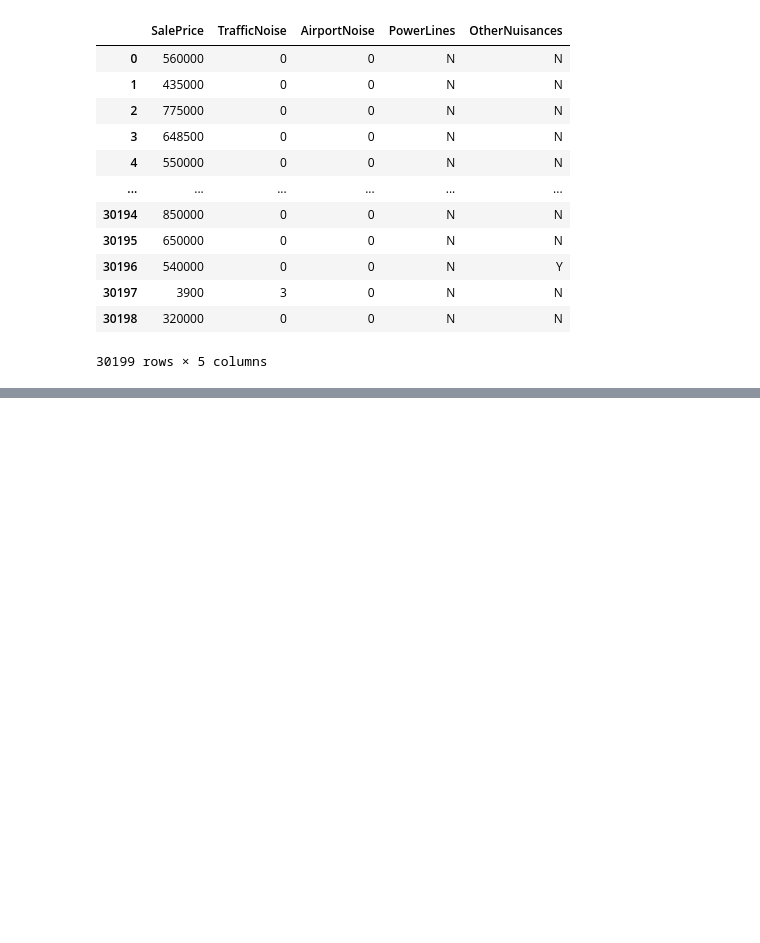
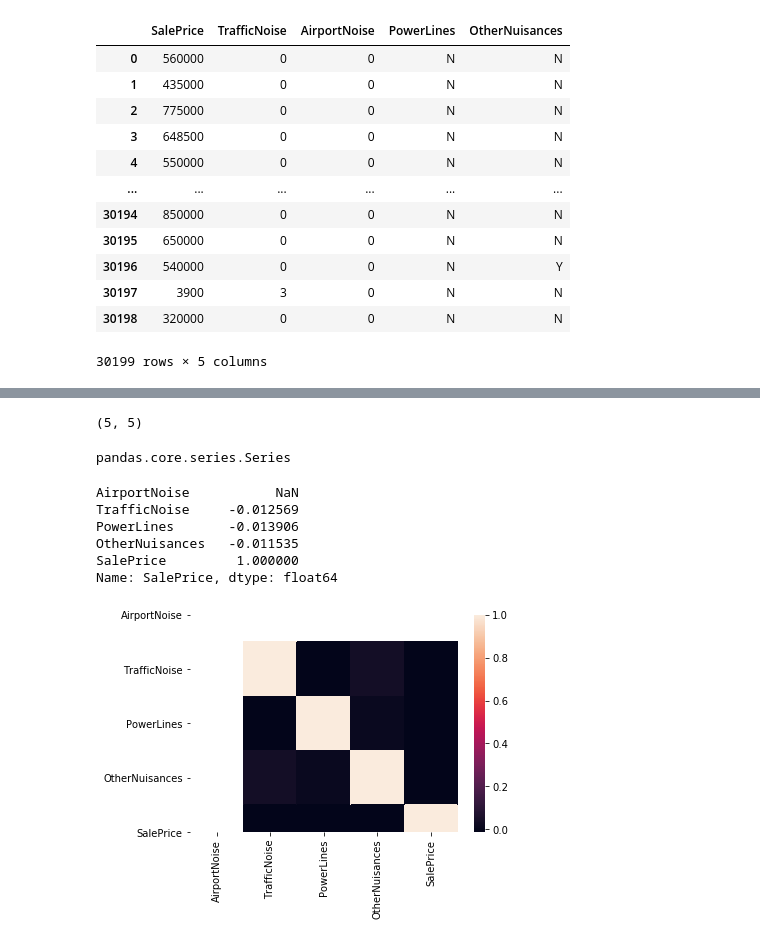
Before and after one commit to ghPRao/phase_2_project_chicago-sf-seattle-ds-082420, a Jupyter notebook: eda/sam_EDA.ipynb, the cells around one changed output, grey strips where cells are left out. Saved outputs shown, nothing was run; the diff lists cells and outputs as text; code cells hidden in the pictures; blank space fills up the shorter version.

```diff
--- a/eda/sam_EDA.ipynb
+++ b/eda/sam_EDA.ipynb
@@ -347,0 +375,35 @@ Warnings:
+# %%
+noise_corr.shape
+# %% [output]
+(5, 5)
+# %%
+type(noise_corr)
+# %% [output]
+pandas.core.series.Series
+# %%
+sales = noise_sample['SalePrice']
+airport = noise_sample['AirportNoise']
+noise_sample.drop(['SalePrice','AirportNoise'], axis=1, inplace=True)
+noise_sample.insert(0,'AirportNoise', airport)
+noise_sample.insert(4,'SalePrice', sales)
+# %%
+noise_corr = noise_sample.corr()
+noise_corr['SalePrice']
+# %% [output]
+AirportNoise           NaN
+TrafficNoise     -0.012569
+PowerLines       -0.013906
+OtherNuisances   -0.011535
+SalePrice         1.000000
+Name: SalePrice, dtype: float64
+# %%
+# mask = np.triu(np.ones_like(corr, dtype=np.bool))
+# fig1, ax1 = plt.subplots(figsize=(15,15))
+# sns.heatmap(corr,mask=mask, ax=ax1)
+
+mask = np.triu(np.ones_like(noise_corr, dtype=np.bool))
+fig2, ax2 = plt.subplots()
+my_map = sns.heatmap(noise_corr, ax=ax2)
+plt.savefig('my_map.png', pad_inches=1.5)
+# %% [output]
+[figure, added]
```
Also changed, not shown: parts of 30 cells of this notebook, 4 other files.
